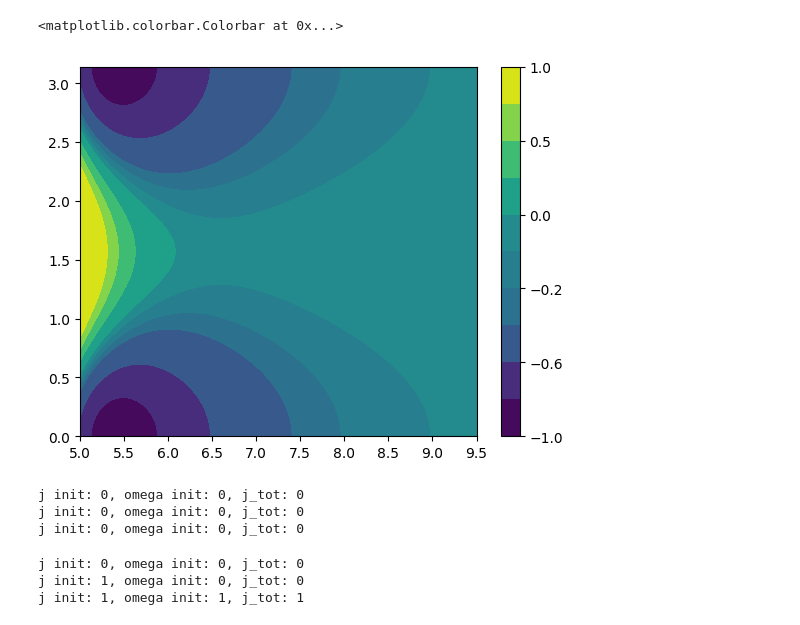
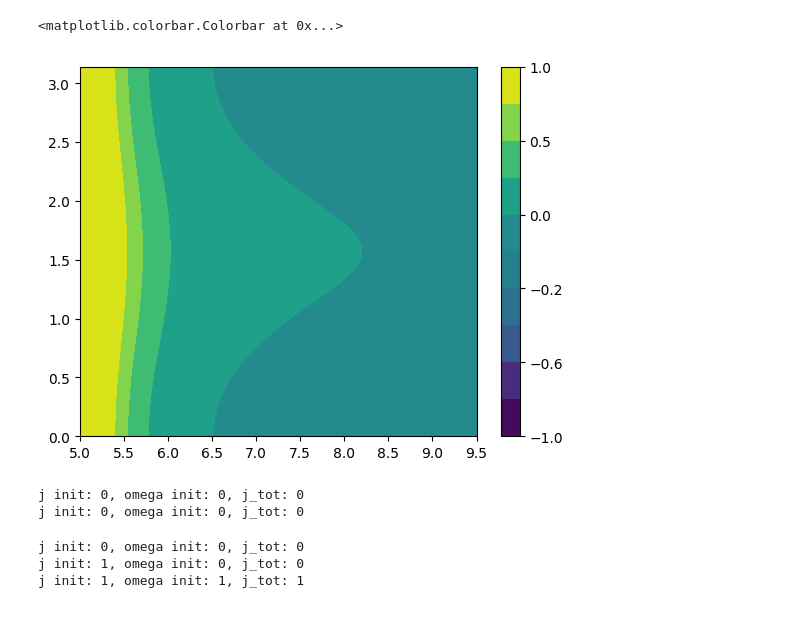
Before and after one commit to Wleter/NeOcs, a Jupyter notebook: hyq_tests.ipynb, the cells around one changed output. Drawn from its saved outputs; the diff is of its cells as text; code cells hidden in the pictures.

```diff
--- a/hyq_tests.ipynb
+++ b/hyq_tests.ipynb
@@ -1,33 +1,33 @@
 # %%
 import numpy as np
 import matplotlib.pyplot as plt
 
 ANGS = 1.88973
 DEB = 0.39343
 EV = 0.03675
 
 class Potential:
-    def __init__(self, c12: float = 2.5e7, alpha: float = 6 * 27.8 * ANGS ** 3, mu: float = 2.38 * DEB) -> None:
+    def __init__(self, c12: float = 2.5e7, alpha: float = 27.8 * ANGS ** 3, mu: float = 2.38 * DEB) -> None:
         self.c12 = c12
         self.alpha = alpha
         self.mu = mu
 
     def value(self, r, theta):
         return self.c12 / r**12 - self.alpha * self.mu**2 / (2 * r**6) * (1 + 3 * np.cos(theta)**2)
 
 r_points = np.linspace(5, 9.5, 100)
 theta_points = np.linspace(0, np.pi, 100)
 
 r_mesh, theta_mesh = np.meshgrid(r_points, theta_points)
 potential = Potential().value(r_mesh, theta_mesh)
 potential_ev = np.clip(potential / EV, -1, 1)
 
 fig, ax = plt.subplots()
 CS = ax.contourf(r_points, theta_points, potential_ev, levels=[-1, -0.9, -0.6, -0.3, -0.2, -0.1, 0, 0.25, 0.5, 0.75, 1])
 fig.colorbar(CS)
 # %% [output]
 <matplotlib.colorbar.Colorbar at 0x...>
-[figure, old version]
+[figure, new version]
 # %%
 import split_op as split
 import numpy as np
@@ -218,14 +218,14 @@ propagation.get_losses()
 propagation.save_savers()
 
 print("j init: 0, omega init: 0, j_tot: 0")
-propagation = prepare(0, 0, 0, animation=True, energy_kelvin=1160.49, steps_no=1600, wave_prefix="hyq_0.1")
+propagation = prepare(0, 0, 0, animation=True, energy_kelvin=1160.49, steps_no=80000, wave_prefix="hyq_0.1")
 
 propagation.propagate()
 propagation.get_losses()
 propagation.save_savers()
 
 print("j init: 0, omega init: 0, j_tot: 0")
-propagation = prepare(0, 0, 0, animation=True, energy_kelvin=580.245, steps_no=2400, wave_prefix="hyq_0.05")
+propagation = prepare(0, 0, 0, animation=True, energy_kelvin=580.245, steps_no=120000, wave_prefix="hyq_0.05")
 
 propagation.propagate()
 propagation.get_losses()
@@ -233,7 +233,6 @@ propagation.save_savers()
 # %% [output]
 j init: 0, omega init: 0, j_tot: 0
 j init: 0, omega init: 0, j_tot: 0
-j init: 0, omega init: 0, j_tot: 0
 # %%
 print("j init: 0, omega init: 0, j_tot: 0")
 propagation = prepare(0, 0, 0, animation=True, wave_prefix="hyq_0_0")
```
Also changed, not shown: parts of 1 cell of this notebook, 11 other files.
